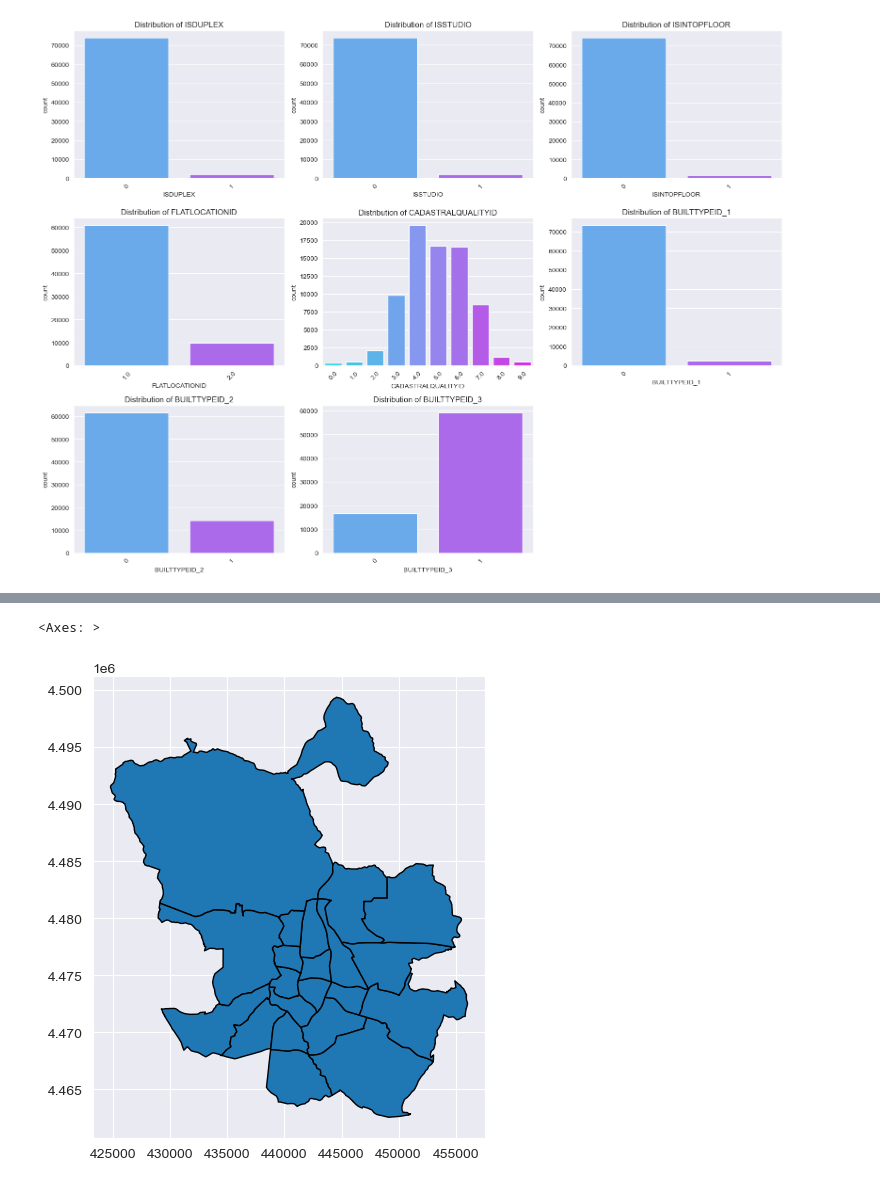
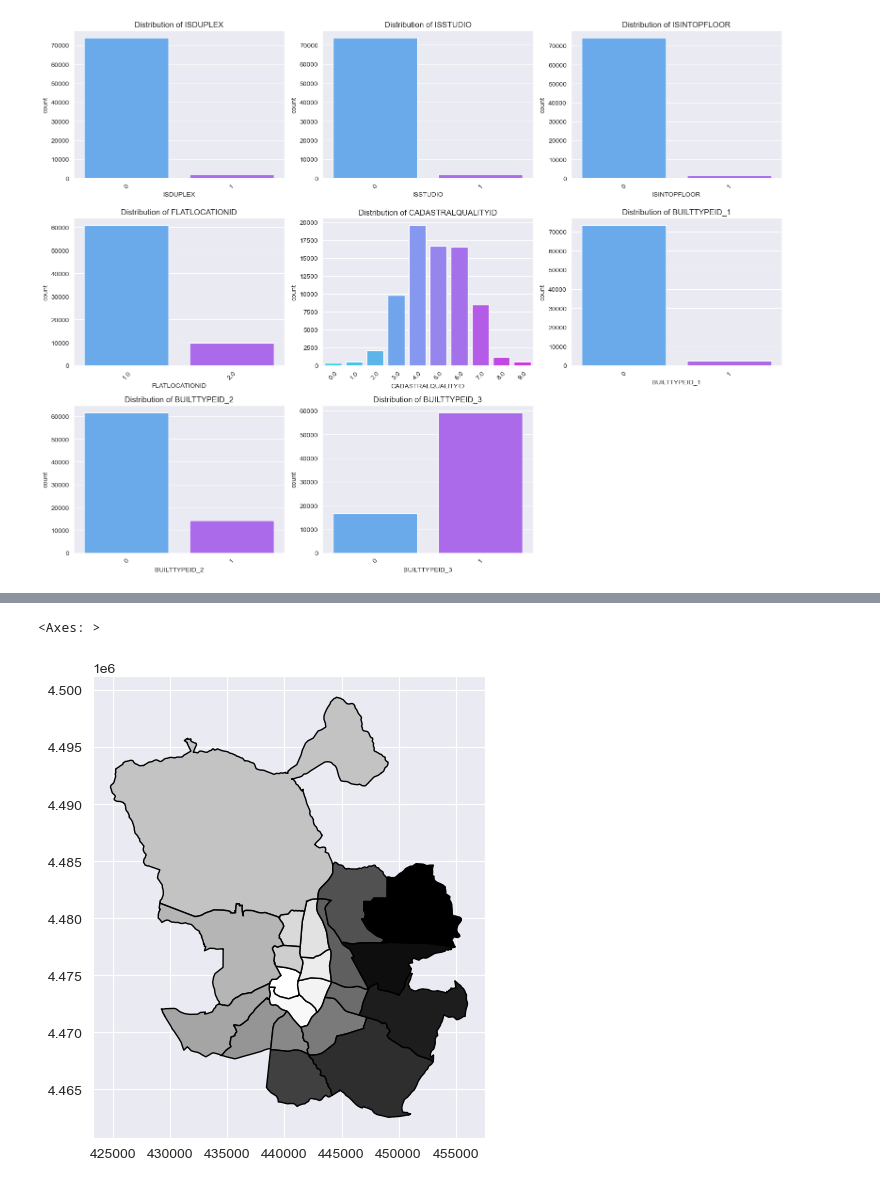
Before and after one commit to EstebannRomeroo/TFM, a Jupyter notebook: descriptive_analysis.ipynb, the cells around one changed output, grey strips where cells are left out. Cells and saved outputs as stored; diff of their text form; code cells hidden in the pictures.

```diff
--- a/descriptive_analysis.ipynb
+++ b/descriptive_analysis.ipynb
@@ -370,12 +557,7 @@ descriptive_stats_num
 # %%
-import geopandas as gpd
-import pandas as pd
-import matplotlib.pyplot as plt
-import os
-
 file_path = os.getcwd()
 file = os.path.join(file_path, 'cartographic_data\Madrid\Distritos.shp')
-gdf = gpd.read_file(file).drop_duplicates()
-gdf
+district = gpd.read_file(file).drop_duplicates()
+district.head()
 # %% [output]
 |  | Shape_Leng | COD_DIS | COD_DIS_TX | NOMBRE | DISTRI_MAY | DISTRI_MT | geometry |
@@ -398,5 +569,5 @@ gdf
 # %%
-gdf.plot(edgecolor='black', figsize=(10, 6))
+district.plot(edgecolor='black', cmap = 'Greys', figsize=(10, 6))
 # %% [output]
 <Axes: >
-[figure, old version]
+[figure, new version]
```
Also changed, not shown: parts of 13 cells of this notebook, 37 other files.
